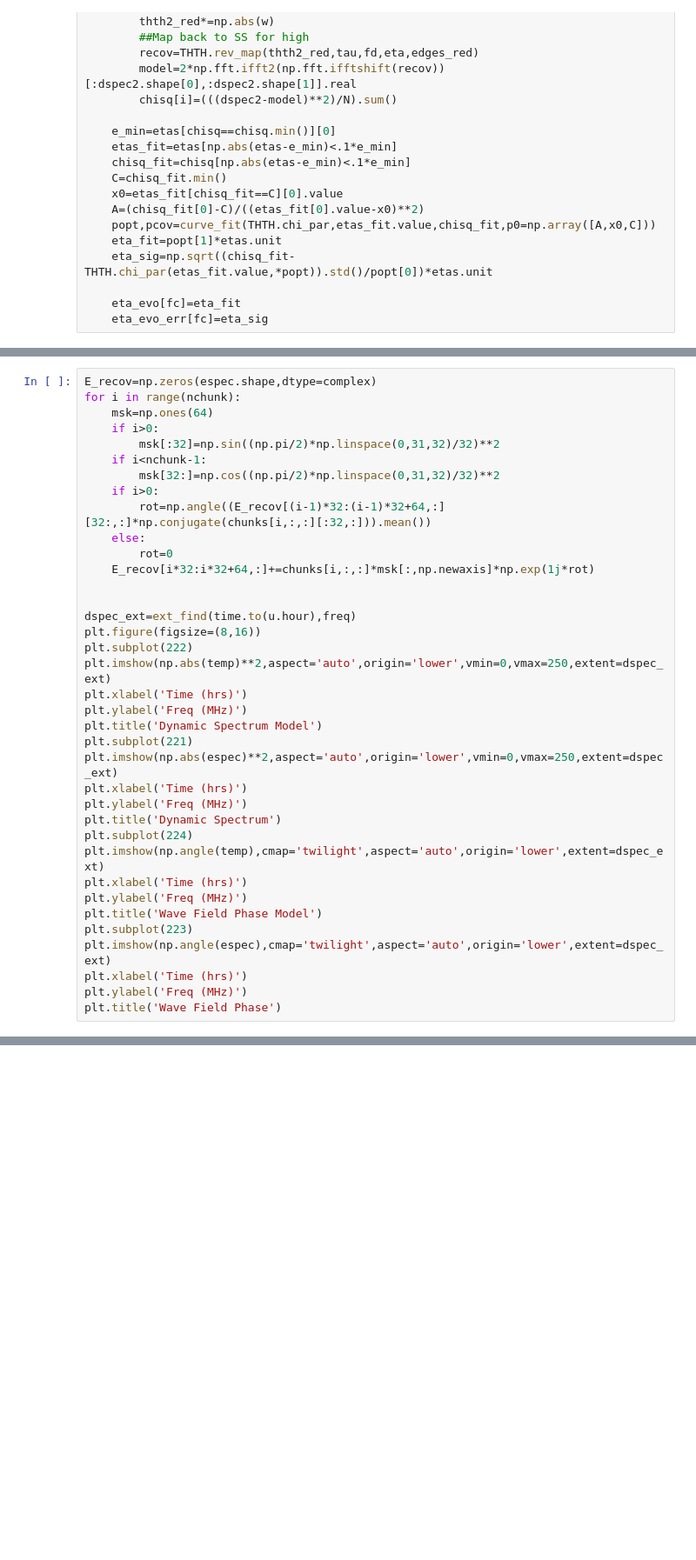
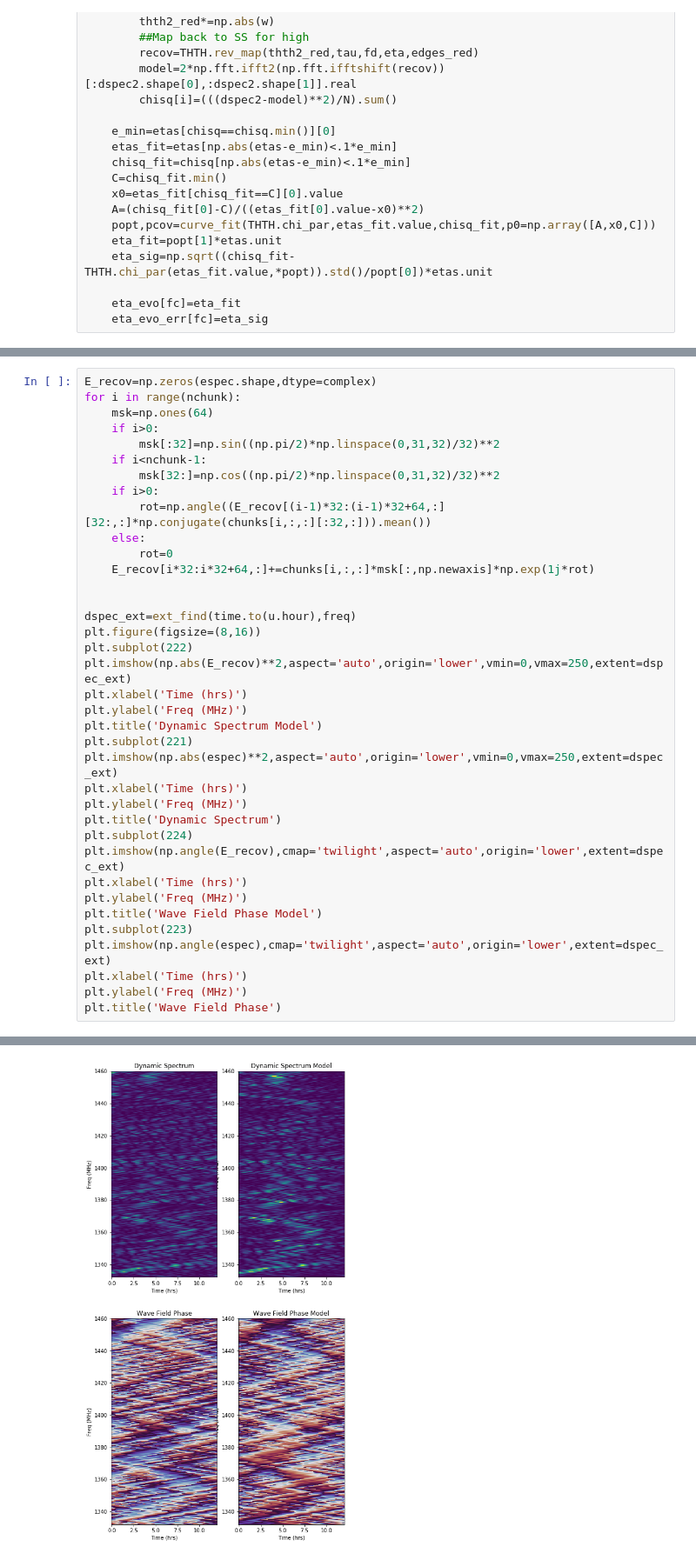
Before and after one commit to DanielTBaker/scintools, a Jupyter notebook: scintools/examples/THTHSample.ipynb, the cells around one changed output, grey strips where cells are left out. Shown at 87% size. Drawn from its saved outputs; the diff is of its cells as text; blank space fills up the shorter version.

```diff
--- a/scintools/examples/THTHSample.ipynb
+++ b/scintools/examples/THTHSample.ipynb
@@ -373,7 +442,7 @@ for i in range(nchunk):
 dspec_ext=ext_find(time.to(u.hour),freq)
 plt.figure(figsize=(8,16))
 plt.subplot(222)
-plt.imshow(np.abs(temp)**2,aspect='auto',origin='lower',vmin=0,vmax=250,extent=dspec_ext)
+plt.imshow(np.abs(E_recov)**2,aspect='auto',origin='lower',vmin=0,vmax=250,extent=dspec_ext)
 plt.xlabel('Time (hrs)')
 plt.ylabel('Freq (MHz)')
 plt.title('Dynamic Spectrum Model')
@@ -383,7 +452,7 @@ plt.xlabel('Time (hrs)')
 plt.ylabel('Freq (MHz)')
 plt.title('Dynamic Spectrum')
 plt.subplot(224)
-plt.imshow(np.angle(temp),cmap='twilight',aspect='auto',origin='lower',extent=dspec_ext)
+plt.imshow(np.angle(E_recov),cmap='twilight',aspect='auto',origin='lower',extent=dspec_ext)
 plt.xlabel('Time (hrs)')
 plt.ylabel('Freq (MHz)')
 plt.title('Wave Field Phase Model')
@@ -397,2 +466,3 @@ NameError: name 'chunks' is not defined
+[figure, added]
 # %%
 plt.figure()
```
Also changed, not shown: parts of 26 cells of this notebook, 1 other file.
